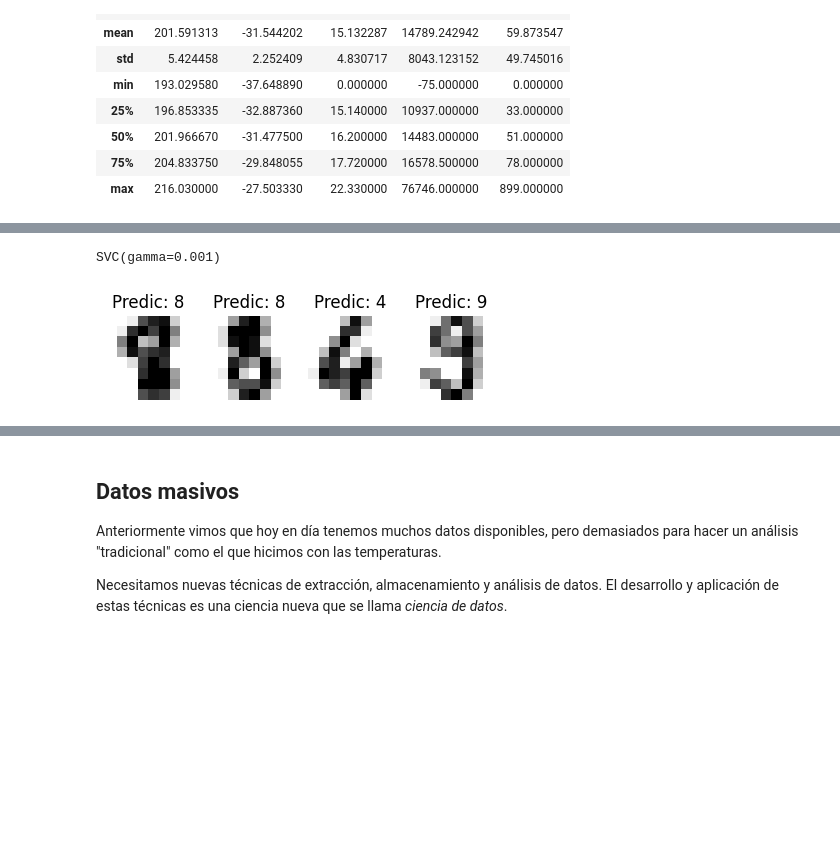
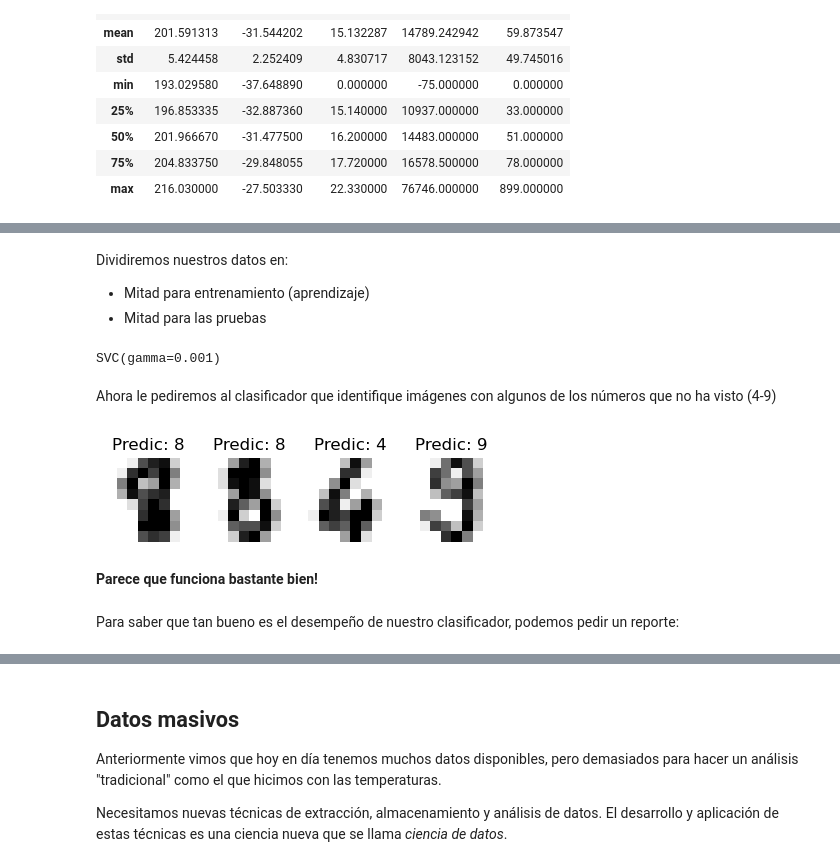
Before and after one commit to crisbh/intro_menciones_II, a Jupyter notebook: clase2/clase2.ipynb, the cells around one changed output, grey strips where cells are left out. Cells and saved outputs as stored; diff of their text form; code cells hidden in the pictures; blank space fills up the shorter version.

```diff
--- a/clase2/clase2.ipynb
+++ b/clase2/clase2.ipynb
@@ -337,8 +359,13 @@ datos = digitos.images.reshape((n_muestras, -1))
 # Usamos un algoritmo de machine learning que se llama
 # "support vector machine"
 clasificador = svm.SVC(gamma=0.001)
+# %% [markdown]
+Dividiremos nuestros datos en:
+- Mitad para entrenamiento (aprendizaje)
+- Mitad para las pruebas
 # %%
-# Usamos la mitad de los digitos para "entrenar" el algoritmo
-clasificador.fit(datos[:n_muestras // 2], digitos.target[:n_muestras // 2])
+# Usamos la mitad de los digitos (0-3) para "entrenar" el algoritmo
+mitad_datos = n_muestras // 2
+clasificador.fit(datos[:mitad_datos], digitos.target[:mitad_datos])
 # %% [output]
 SVC(gamma=0.001)
@@ -349,9 +372,18 @@ predicho = clasificador.predict(datos[n_muestras // 2:])
+# %% [markdown]
+Ahora le pediremos al clasificador que identifique imágenes con algunos de los números que no ha visto (4-9)
+# %%
+esperado = digitos.target[mitad_datos:]
+predicho = clasificador.predict(datos[mitad_datos:])
 # %%
-imagenes_y_predicciones = list(zip(digitos.images[n_muestras // 2:], predicho))
+imagenes_y_predicciones = list(zip(digitos.images[mitad_datos:], predicho))
 for index, (image, prediction) in enumerate(imagenes_y_predicciones[:4]):
     subplot(2, 4, index + 5)
     axis('off')
     imshow(image, cmap=cm.gray_r, interpolation='nearest')
     title('Predic: %i' % prediction)
 # %% [output]
-[figure, old version]
+[figure, new version]
+# %% [markdown]
+**Parece que funciona bastante bien!**
+# %% [markdown]
+Para saber que tan bueno es el desempeño de nuestro clasificador, podemos pedir un reporte:
```
Also changed, not shown: parts of 33 cells of this notebook, 3 other files.
